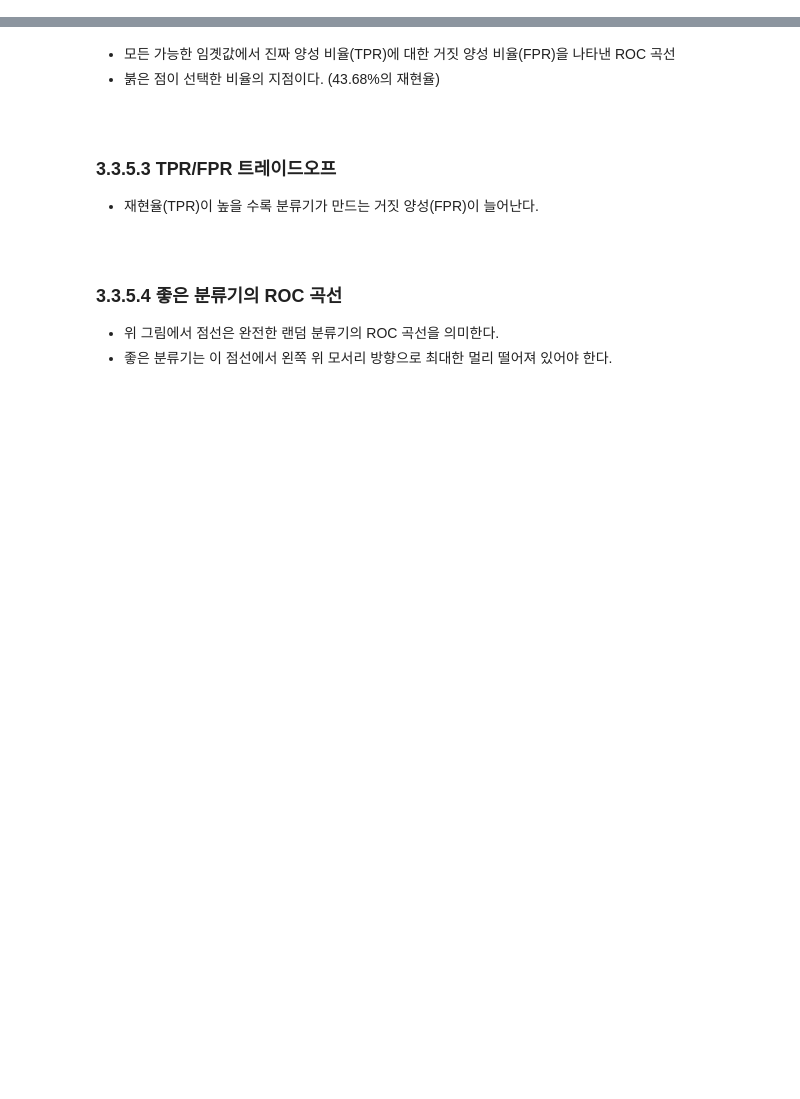
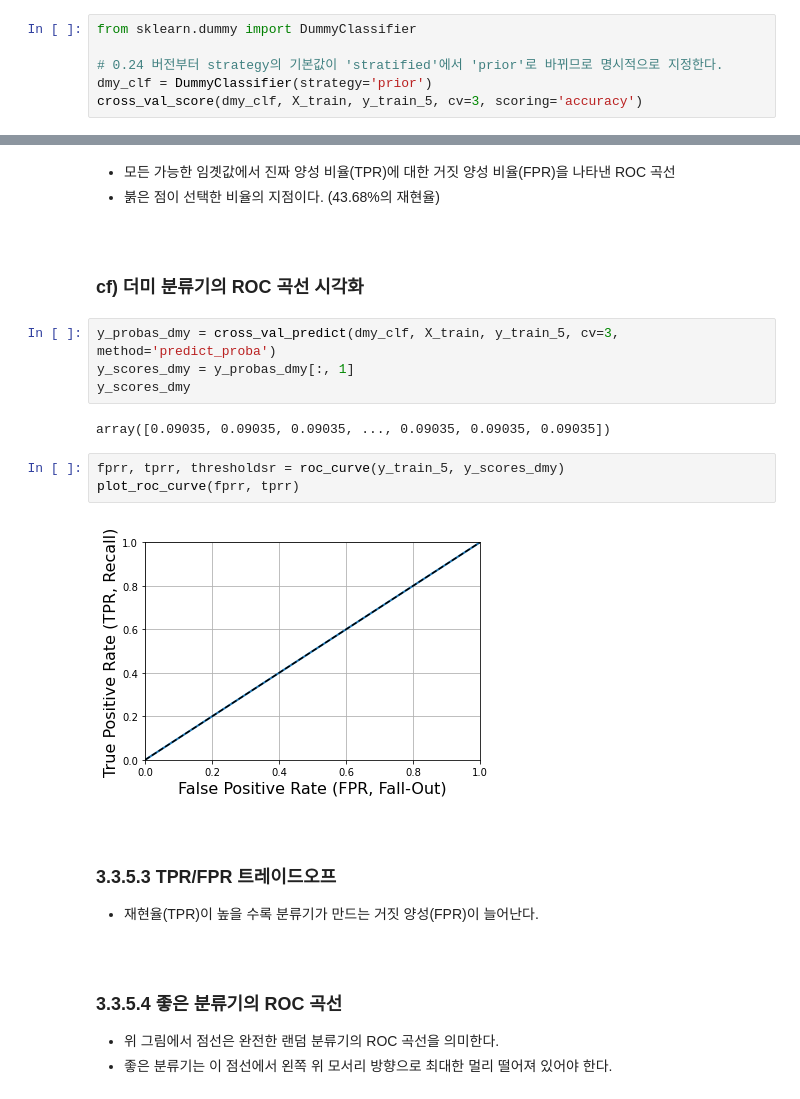
Before and after one commit to zgotter/Hands-On-Machine-Learning-2, a Jupyter notebook: Ch03_classification/Ch03-03_Performance-Measurement.ipynb, the cells around one changed output, grey strips where cells are left out. Cells and saved outputs as stored; diff of their text form; blank space fills up the shorter version.

```diff
--- a/Ch03_classification/Ch03-03_Performance-Measurement.ipynb
+++ b/Ch03_classification/Ch03-03_Performance-Measurement.ipynb
@@ -160,0 +165,6 @@ array([0.91125, 0.90855, 0.90915])
+# %%
+from sklearn.dummy import DummyClassifier
+
+# 0.24 버전부터 strategy의 기본값이 'stratified'에서 'prior'로 바뀌므로 명시적으로 지정한다.
+dmy_clf = DummyClassifier(strategy='prior')
+cross_val_score(dmy_clf, X_train, y_train_5, cv=3, scoring='accuracy')
@@ -733,6 +745,21 @@ plt.show()
 # %% [markdown]
 - 모든 가능한 임곗값에서 진짜 양성 비율(TPR)에 대한 거짓 양성 비율(FPR)을 나타낸 ROC 곡선
 - 붉은 점이 선택한 비율의 지점이다. (43.68%의 재현율)
+# %% [markdown]
+<br>
+
+### cf) 더미 분류기의 ROC 곡선 시각화
+# %%
+y_probas_dmy = cross_val_predict(dmy_clf, X_train, y_train_5, cv=3, method='predict_proba')
+y_scores_dmy = y_probas_dmy[:, 1]
+y_scores_dmy
+# %% [output]
+array([0.09035, 0.09035, 0.09035, ..., 0.09035, 0.09035, 0.09035])
+# %%
+fprr, tprr, thresholdsr = roc_curve(y_train_5, y_scores_dmy)
+plot_roc_curve(fprr, tprr)
+# %% [output]
+[figure, added]
 # %% [markdown]
 <br>
 
```
Also changed, not shown: parts of 4 cells of this notebook.
